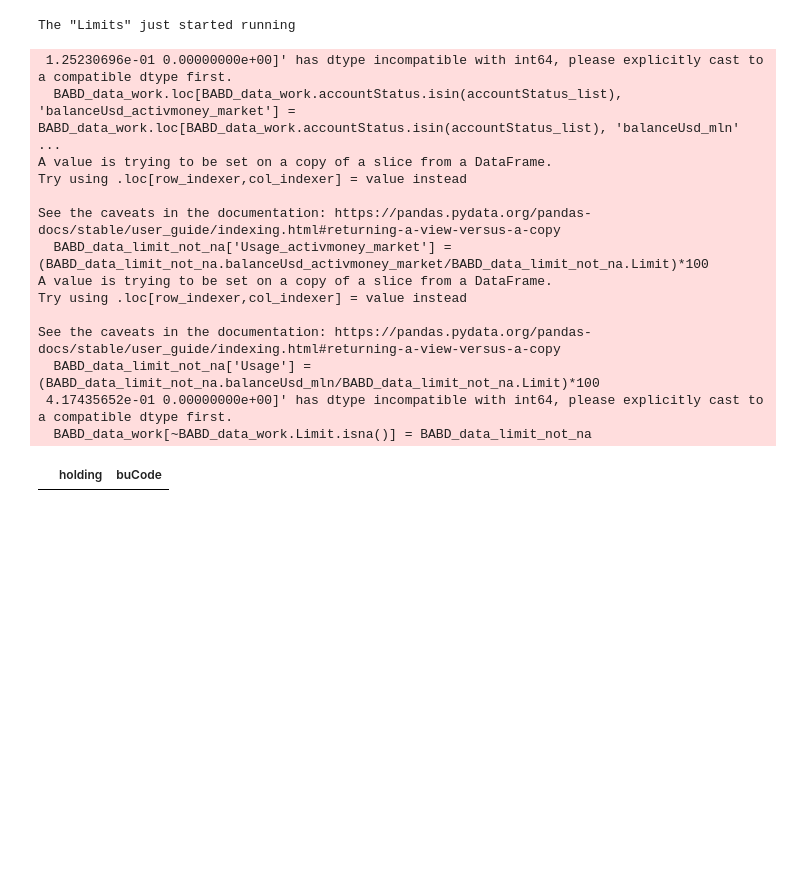
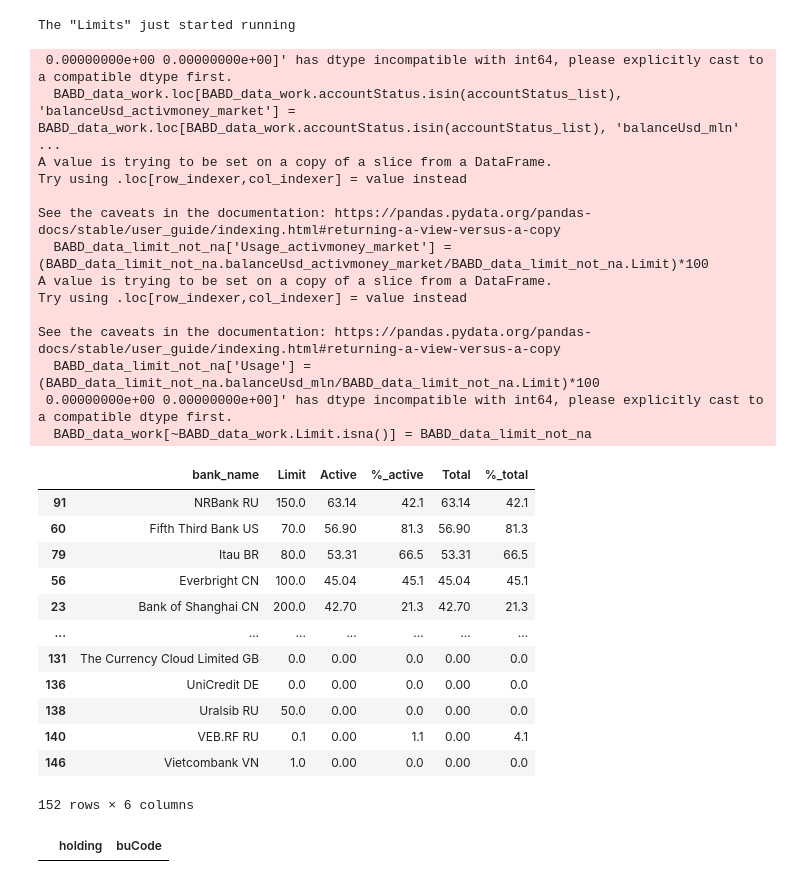
Before and after one commit to Lirollel/Work_AIM_Jupyter-Python-Pandas, a Jupyter notebook: Auto/Limits/Bank_limits_daily_report.ipynb, the cells around one changed output. Drawn from its saved outputs; the diff is of its cells as text; code cells hidden in the pictures; blank space fills up the shorter version.

```diff
--- a/Auto/Limits/Bank_limits_daily_report.ipynb
+++ b/Auto/Limits/Bank_limits_daily_report.ipynb
@@ -179,6 +179,7 @@ for holding in holding_list:
         change_values_index_dict_SUEK = change_values_index_dict
     else:
         tabel_bankName_Ech = tabel_bankName
+        tabel_bankName_Ech = tabel_bankName_Ech[~tabel_bankName_Ech.bank_name.str.contains('Urbo')] # фильтр на конкретный банк
         table_bankCountryCode_Ech = table_bankCountryCode
         table_Segment_Ech = table_Segment
         Frame_table_Ech = Frame_table
@@ -200,7 +201,7 @@ for holding in holding_list:
         else:
             Output_file_Ech = Output_file
 # %% [output]
- 1.25230696e-01 0.00000000e+00]' has dtype incompatible with int64, please explicitly cast to a compatible dtype first.
+ 0.00000000e+00 0.00000000e+00]' has dtype incompatible with int64, please explicitly cast to a compatible dtype first.
   BABD_data_work.loc[BABD_data_work.accountStatus.isin(accountStatus_list), 'balanceUsd_activmoney_market'] = BABD_data_work.loc[BABD_data_work.accountStatus.isin(accountStatus_list), 'balanceUsd_mln' ...
 A value is trying to be set on a copy of a slice from a DataFrame.
 Try using .loc[row_indexer,col_indexer] = value instead
@@ -212,8 +213,24 @@ Try using .loc[row_indexer,col_indexer] = value instead
 
 See the caveats in the documentation: https://pandas.pydata.org/pandas-docs/stable/user_guide/indexing.html#returning-a-view-versus-a-copy
   BABD_data_limit_not_na['Usage'] = (BABD_data_limit_not_na.balanceUsd_mln/BABD_data_limit_not_na.Limit)*100
- 4.17435652e-01 0.00000000e+00]' has dtype incompatible with int64, please explicitly cast to a compatible dtype first.
+ 0.00000000e+00 0.00000000e+00]' has dtype incompatible with int64, please explicitly cast to a compatible dtype first.
   BABD_data_work[~BABD_data_work.Limit.isna()] = BABD_data_limit_not_na
+# %%
+tabel_bankName_Ech[~tabel_bankName_Ech.bank_name.str.contains('Urbo')]
+# %% [output]
+|  | bank_name | Limit | Active | %_active | Total | %_total |
+| 91 | NRBank RU | 150.0 | 63.14 | 42.1 | 63.14 | 42.1 |
+| 60 | Fifth Third Bank US | 70.0 | 56.90 | 81.3 | 56.90 | 81.3 |
+| 79 | Itau BR | 80.0 | 53.31 | 66.5 | 53.31 | 66.5 |
+| 56 | Everbright CN | 100.0 | 45.04 | 45.1 | 45.04 | 45.1 |
+| 23 | Bank of Shanghai CN | 200.0 | 42.70 | 21.3 | 42.70 | 21.3 |
+| ... | ... | ... | ... | ... | ... | ... |
+| 131 | The Currency Cloud Limited GB | 0.0 | 0.00 | 0.0 | 0.00 | 0.0 |
+| 136 | UniCredit DE | 0.0 | 0.00 | 0.0 | 0.00 | 0.0 |
+| 138 | Uralsib RU | 50.0 | 0.00 | 0.0 | 0.00 | 0.0 |
+| 140 | VEB.RF RU | 0.1 | 0.00 | 1.1 | 0.00 | 4.1 |
+| 146 | Vietcombank VN | 1.0 | 0.00 | 0.0 | 0.00 | 0.0 |
+152 rows × 6 columns
 # %%
 ### FORMAT
 if Print_to_excel == True:
```
Also changed, not shown: 10 other files.
